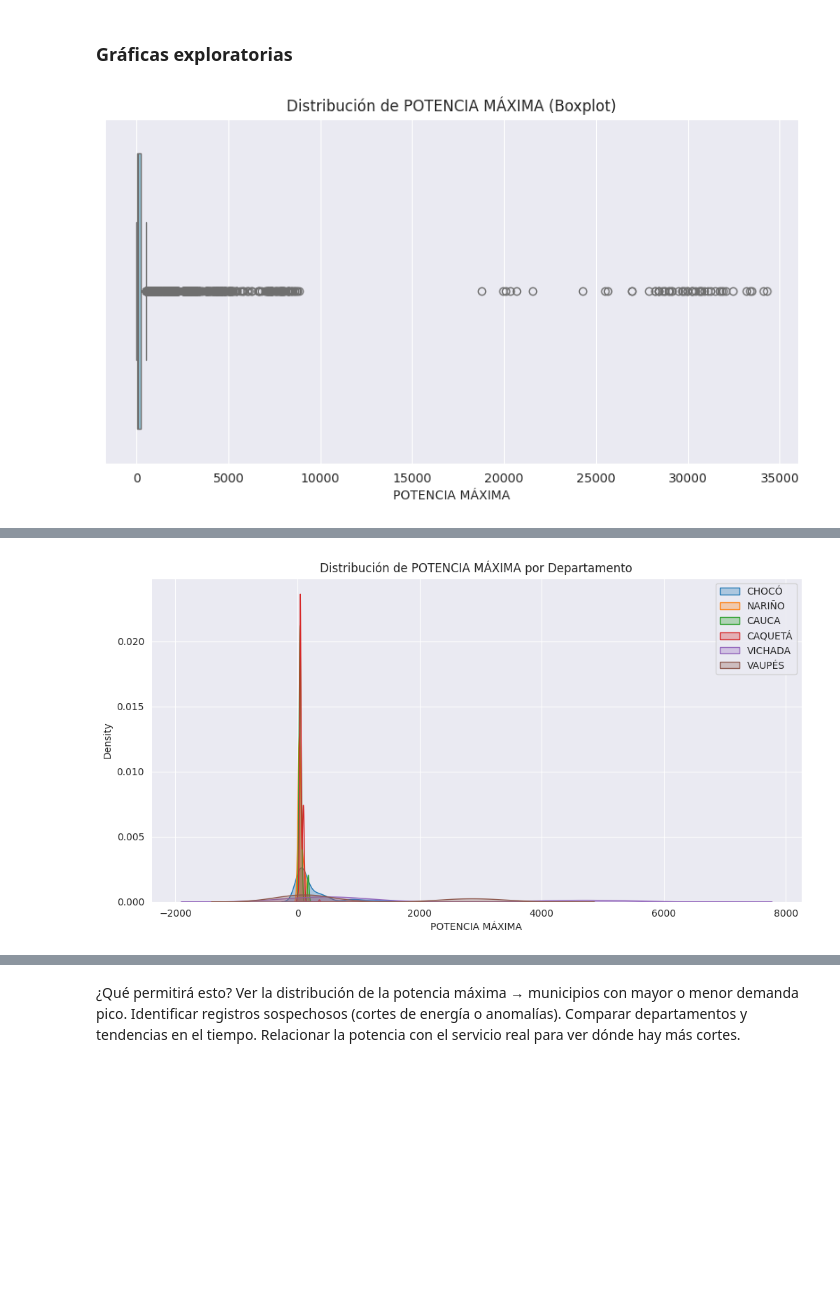
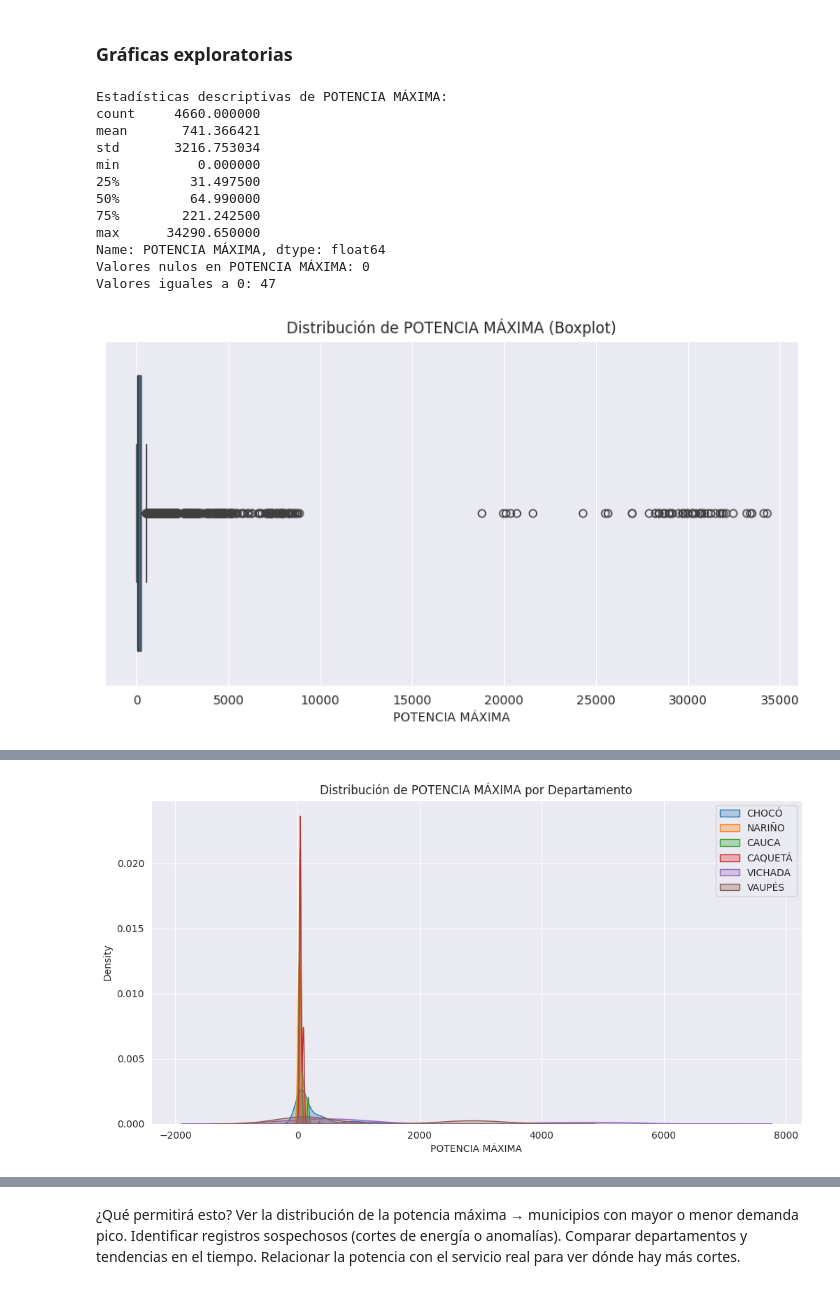
Before and after one commit to Will046-rA9/An-lisis-ZNI, a Jupyter notebook: ProyectoZNI (1).ipynb, the cells around one changed output, grey strips where cells are left out. Cells and saved outputs as stored; diff of their text form; code cells hidden in the pictures; blank space fills up the shorter version.

```diff
--- a/ProyectoZNI (1).ipynb
+++ b/ProyectoZNI (1).ipynb
@@ -227,55 +227,65 @@ df_ZNI.head(4)
 # %%
 import matplotlib.pyplot as plt
 import seaborn as sns
+import numpy as np
 
-# ---------- PRIMERA IMAGEN ----------
+# Estadísticos básicos de POTENCIA MÁXIMA
+print("Estadísticas descriptivas de POTENCIA MÁXIMA:")
+print(df_ZNI["POTENCIA MÁXIMA"].describe())
+
+# Detectar valores nulos o anómalos
+print(f"Valores nulos en POTENCIA MÁXIMA: {df_ZNI['POTENCIA MÁXIMA'].isna().sum()}")
+print(f"Valores iguales a 0: {(df_ZNI['POTENCIA MÁXIMA']==0).sum()}")
+
+#  Boxplot general para ver outliers
 plt.figure(figsize=(10,5))
-sns.boxplot(x=df_ZNI["POTENCIA MÁXIMA"], color="skyblue")
+sns.boxplot(x=df_ZNI["POTENCIA MÁXIMA"])
 plt.title("Distribución de POTENCIA MÁXIMA (Boxplot)")
 plt.show()
 
-# ---------- ESTADÍSTICAS Y VALORES ----------
-print("Estadísticas descriptivas de POTENCIA MÁXIMA:")
-print(df_ZNI["POTENCIA MÁXIMA"].describe())
-print(f"Valores nulos en POTENCIA MÁXIMA: {df_ZNI['POTENCIA MÁXIMA'].isna().sum()}")
-print(f"Valores iguales a 0: {(df_ZNI['POTENCIA MÁXIMA']==0).sum()}")
-
-# ---------- SEGUNDA IMAGEN ----------
+# Histograma por departamento (solo top 6 por cantidad de datos)
 top_dptos = df_ZNI["Departamento"].value_counts().head(6).index
 plt.figure(figsize=(12,6))
 for dpto in top_dptos:
-    sns.kdeplot(
-        df_ZNI[df_ZNI["Departamento"]==dpto]["POTENCIA MÁXIMA"],
-        label=dpto,
-        fill=True, alpha=0.3
-    )
+    sns.kdeplot(df_ZNI[df_ZNI["Departamento"]==dpto]["POTENCIA MÁXIMA"], label=dpto, fill=True, alpha=0.3)
 plt.title("Distribución de POTENCIA MÁXIMA por Departamento")
 plt.legend()
 plt.show()
 
-# ---------- TABLA DE APAGONES ----------
-apagones = df_ZNI[
-    (df_ZNI["POTENCIA MÁXIMA"] < df_ZNI["POTENCIA MÁXIMA"].quantile(0.05)) &
-    (df_ZNI["Prom. Horas Diarias de Servicio"] < 12)
-]
-print(f"\nPosibles apagones detectados: {len(apagones)} registros")
-print(apagones[["Departamento","Municipio","Año","Mes","POTENCIA MÁXIMA"]].head(10))
+# Relación con Prom. Horas Diarias de Servicio (para identificar apagones)
+plt.figure(figsize=(8,6))
+sns.scatterplot(x="Prom. Horas Diarias de Servicio", y="POTENCIA MÁXIMA", data=df_ZNI, alpha=0.3)
+plt.title("Relación entre Potencia Máxima y Horas de Servicio")
+plt.show()
 
-# ---------- TERCERA IMAGEN ----------
-plt.figure(figsize=(8,6))
-sns.scatterplot(
-    x="Prom. Horas Diarias de Servicio",
-    y="POTENCIA MÁXIMA",
-    data=df_ZNI,
-    alpha=0.3
-)
-plt.title("Relación entre Potencia Máxima y Horas de Servicio")
-plt.xlabel("Horas diarias de servicio")
-plt.ylabel("Potencia máxima (kW)")
+# Análisis temporal
+df_ZNI["Fecha"] = pd.to_datetime(df_ZNI["Año"].astype(str) + "-" + df_ZNI["Mes"].astype(str) + "-01")
+potencia_mensual = df_ZNI.groupby("Fecha")["POTENCIA MÁXIMA"].mean()
+
+plt.figure(figsize=(12,5))
+potencia_mensual.plot()
+plt.title("Evolución temporal de la POTENCIA MÁXIMA (Promedio mensual)")
+plt.xlabel("Fecha")
+plt.ylabel("Potencia máxima promedio")
 plt.grid()
 plt.show()
 
-# ---------- MOSTRAR TABLA DE HORAS DE SERVICIO ----------
-print(apagones[["Prom. Horas Diarias de Servicio"]].head(10))
+# Identificar posibles apagones (potencia mínima + pocas horas de servicio)
+apagones = df_ZNI[(df_ZNI["POTENCIA MÁXIMA"] < df_ZNI["POTENCIA MÁXIMA"].quantile(0.05)) &
+                  (df_ZNI["Prom. Horas Diarias de Servicio"] < 12)]
+print(f"Posibles apagones detectados: {len(apagones)} registros")
+print(apagones[["Departamento","Municipio","Año","Mes","POTENCIA MÁXIMA","Prom. Horas Diarias de Servicio"]].head(10))
 # %% [output]
+Estadísticas descriptivas de POTENCIA MÁXIMA:
+count     4660.000000
+mean       741.366421
+std       3216.753034
+min          0.000000
+25%         31.497500
+50%         64.990000
+75%        221.242500
+max      34290.650000
+Name: POTENCIA MÁXIMA, dtype: float64
+Valores nulos en POTENCIA MÁXIMA: 0
+Valores iguales a 0: 47
-[figure, old version]
+[figure, new version]
```
Also changed, not shown: parts of 8 cells of this notebook.
